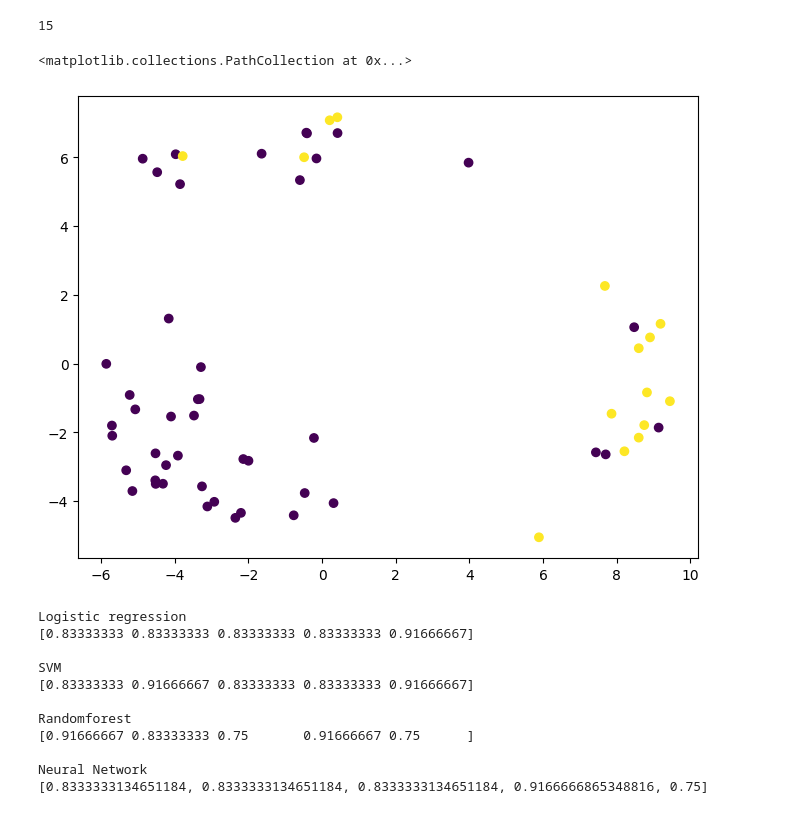
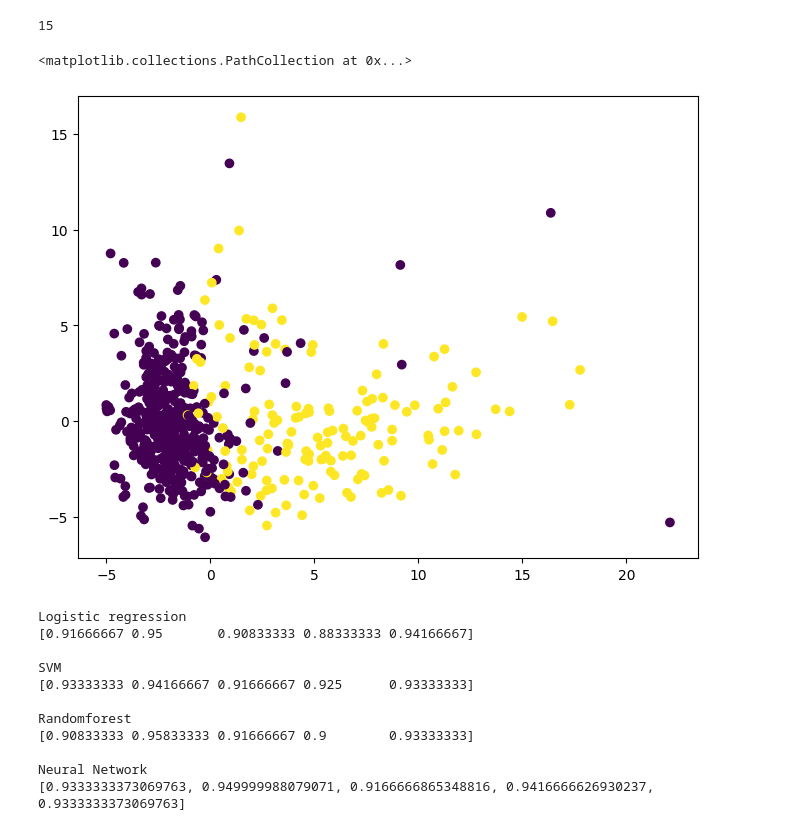
Before and after one commit to aacudad/EPO4-C2, a Jupyter notebook: main.ipynb, the cells around one changed output. Drawn from its saved outputs; the diff is of its cells as text; code cells hidden in the pictures.

Commit message:
Hybrid approach, meerdere samples, namen aangepast

```diff
--- a/main.ipynb
+++ b/main.ipynb
@@ -432,16 +438,16 @@ for i in range(1):
 len(feat_list)
 # %% [output]
 15
-# %%
-nnmean = []
-nnstd = []
-acc_d = {}
-acc_d['LogisticRegression()'] = []
-acc_d['SVC()'] = []
-acc_d['RandomForestClassifier()'] = []
-std_d = {}
-std_d['LogisticRegression()'] = []
-std_d['SVC()'] = []
-std_d['RandomForestClassifier()'] = []
+# %%
+nnmean_sb = []
+nnstd_sb = []
+acc_sb = {}
+acc_sb['LogisticRegression()'] = []
+acc_sb['SVC()'] = []
+acc_sb['RandomForestClassifier()'] = []
+std_sb = {}
+std_sb['LogisticRegression()'] = []
+std_sb['SVC()'] = []
+std_sb['RandomForestClassifier()'] = []
 # %%
 for features in feat_list:
@@ -637,16 +660,17 @@ print(mean(nnstd))
 features = total_features
 feat_list = []
 for a in range(15):
-    df = features[a*4:(a+1)*4]
+    df = features[a*samples*4:(a+1)*samples*4]
     feat_list.append(df)
 # %%
 y_hy1 = []
 for i in range(1):
-    y_hy1.extend([1,1,1,1,1,1,1,1,1,1])
-    y_hy1.extend([2,2,2,2,2,2,2,2,2,2])
-    y_hy1.extend([1,1,1,1,1,1,1,1,1,1])
-    y_hy1.extend([1,1,1,1,1,1,1,1,1,1])
+    y_hy1.extend(samples * [1])
+    y_hy1.extend(samples * [2])
+    y_hy1.extend(samples * [1])
+    y_hy1.extend(samples * [1])
 len(feat_list)
+
 y_hy2 = []
 for i in range(1):
     y_hy2.extend([1,2,1,1])
@@ -667,24 +691,24 @@ std_d['RandomForestClassifier()'] = []
 # %%
 x_hybrid = np.empty((0,3))
-x_hybrid_pca1 = x_hybrid_pca2 = y_hy2l = np.empty((0))
+x_hybrid_pca1 = x_hybrid_pca2 = y_hy2l = y_hy1l = np.empty((0))
 
 for features in feat_list:
     scaler_hy = StandardScaler().fit(features)
     X_train_hy = scaler_hy.transform(features)
 
     pca = PCA(n_components=4)
     pca.fit(X_train_hy)
     X_train_pcahy = pca.transform(X_train_hy)
     x_train_hy = X_train_pcahy[:,0:3] # Three best features
     x_hybrid = np.concatenate((x_hybrid, x_train_hy))
     x_hybrid_pca1 = np.concatenate((x_hybrid_pca1, X_train_pcahy[:,0]))
     x_hybrid_pca2 = np.concatenate((x_hybrid_pca2, X_train_pcahy[:,1]))
-    y_hy2l = np.concatenate((y_hy2l, y_hy2))
+    y_hy1l = np.concatenate((y_hy1l, y_hy1))
 
 plt.figure(figsize=(8,6))
-plt.scatter(x_hybrid_pca1, x_hybrid_pca2, c=y_hy2l)
+plt.scatter(x_hybrid_pca1, x_hybrid_pca2, c=y_hy1l)
 # %% [output]
 <matplotlib.collections.PathCollection at 0x...>
-[figure, old version]
+[figure, new version]
 # %%
 # Splitting the data in train and test data
@@ -763,7 +787,7 @@ rf_score_hy = randomf_model_hy.score(X_test_hy, y_test_hy)
 # %%
 y_test_cat_hy = to_categorical(y_test_hy)
 y_test1_hy = y_test_cat_hy.astype('int64')
-testYarg = np.argmax(y_test1, axis = 1)
+testYarg = np.argmax(y_test1_hy, axis = 1)
 def model_predict_neural(X_test, y_test1, model):
     predictions = model.predict(X_test)
     predictions = np.argmax(predictions, axis = 1)
@@ -806,30 +830,30 @@ def cross_validation(X, y, model, acc_d, std_d):
     scores = cross_val_score(model, X,y, scoring='accuracy', cv=cv, n_jobs=-1)
     # print('Accuracy: %.3f (%.3f)' % (mean(scores), std(scores)))
     # print(str(model))
-    acc_d[str(model)].append(mean(scores))
-    std_d[str(model)].append(std(scores))
+    acc_hy[str(model)].append(mean(scores))
+    std_hy[str(model)].append(std(scores))
     return scores
 print("Logistic regression")
-cv_logistic = cross_validation(x_hybrid, y_hy2l, logistic_model_hy, acc_d, std_d)
+cv_logistic = cross_validation(x_hybrid, y_hy1l, logistic_model_hy, acc_hy, std_hy)
 print(cv_logistic,"\n\nSVM")
-cv_svm = cross_validation(x_hybrid, y_hy2l, svm_model_hy, acc_d, std_d)
+cv_svm = cross_validation(x_hybrid, y_hy1l, svm_model_hy, acc_hy, std_hy)
 print(cv_svm, "\n\nRandomforest")
-cv_randomf = cross_validation(x_hybrid, y_hy2l, randomf_model_hy, acc_d, std_d)
+cv_randomf = cross_validation(x_hybrid, y_hy1l, randomf_model_hy, acc_hy, std_hy)
 print(cv_randomf, "\n\nNeural Network")
 # print("Accuracy:", avg_val_accuracy)
-print(val_accuracies)
+print(val_accuracies_hy)
 #print ('ACC std:', '{0:0.3f}'.format(np.std(val_accuracies)), "\n")
-#nnmean.append(avg_val_accuracy)
-#nnstd.append(np.std(val_accuracies))
+nnmean_hy.append(avg_val_accuracy_hy)
+nnstd_hy.append(np.std(val_accuracies_hy))
 # %% [output]
 Logistic regression
-[0.83333333 0.83333333 0.83333333 0.83333333 0.91666667]
+[0.91666667 0.95       0.90833333 0.88333333 0.94166667]
 
 SVM
-[0.83333333 0.91666667 0.83333333 0.83333333 0.91666667]
+[0.93333333 0.94166667 0.91666667 0.925      0.93333333]
 
 Randomforest
-[0.91666667 0.83333333 0.75       0.91666667 0.75      ]
+[0.90833333 0.95833333 0.91666667 0.9        0.93333333]
 
 Neural Network
-[0.8333333134651184, 0.8333333134651184, 0.8333333134651184, 0.9166666865348816, 0.75]
+[0.9333333373069763, 0.949999988079071, 0.9166666865348816, 0.9416666626930237, 0.9333333373069763]
```
Also changed, not shown: parts of 20 cells of this notebook, 5 other files.
